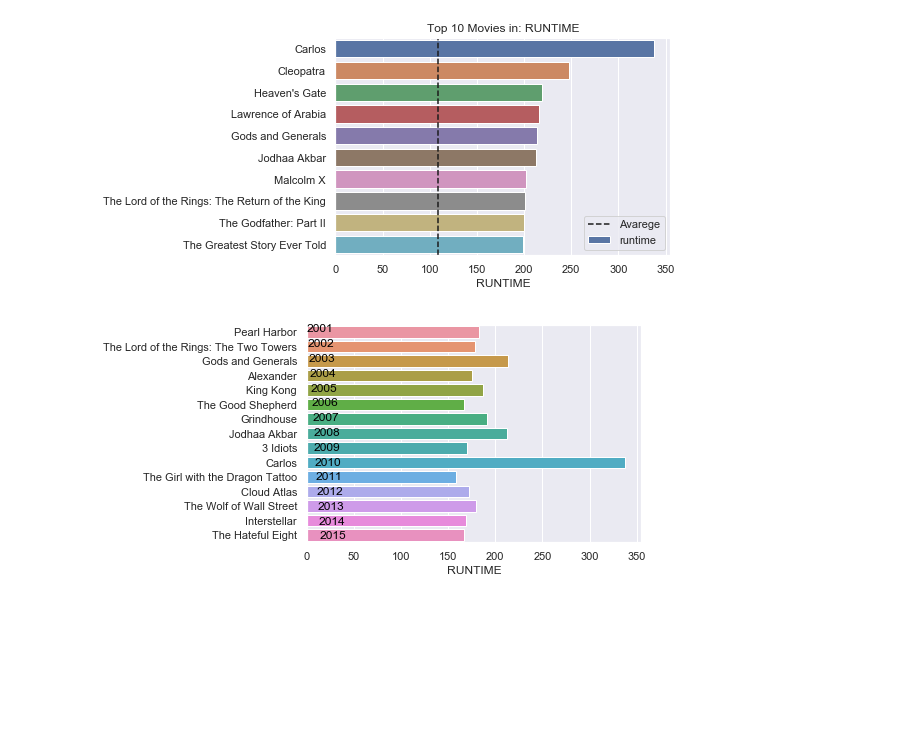
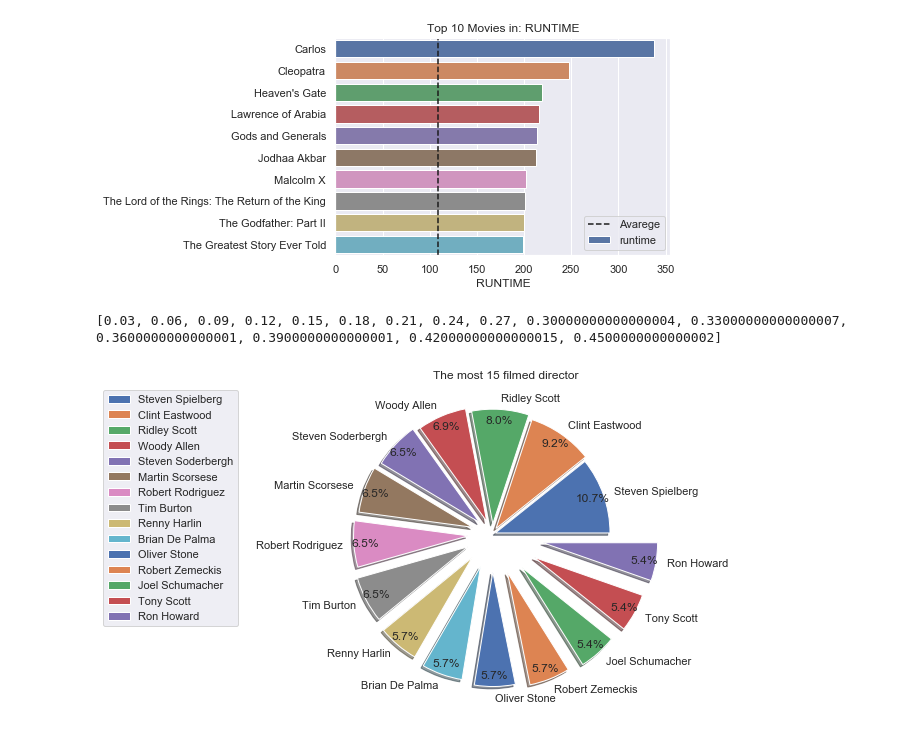
Before and after one commit to aysbt/Data_Cleaning, a Jupyter notebook: TMDb_Movies_Dataset.ipynb, the cells around one changed output. Drawn from its saved outputs; the diff is of its cells as text; code cells hidden in the pictures; blank space fills up the shorter version.

Commit message:
function split and count data

```diff
--- a/TMDb_Movies_Dataset.ipynb
+++ b/TMDb_Movies_Dataset.ipynb
@@ -337,7 +369,33 @@ Movie which has lowest runtime :  Kid's Story
 top_10('runtime')
 # %% [output]
 [figure]
-# %%
-each_year_best('runtime')
-# %% [output]
-[figure, removed]
+# %%
+def split_count_data(col_name, size=18):
+    ##function which will take any column as argument from which data is need to be extracted and keep track of count
+    #take a given column, and separate the string by '|'
+    data = df[col_name].str.cat(sep='|')
+    #storing the values separately in the series
+    data = pd.Series(data.split('|'))
+    #Let's count the most frequenties values for given column
+    count = data.value_counts(ascending=False)
+    count_size = count.head(size)
+    fig = plt.figure(figsize=(6, 6))
+
+    explode = []
+    total = 0
+    for i in range(size):
+         total = total + 0.03
+         explode.append(total)
+
+    print(explode)
+    ax = count_size.plot.pie(autopct='%1.1f%%', shadow=True, startangle=0, pctdistance=0.9, explode=explode)
+    plt.title('The most '+str(size)+' filmed ' +col_name)
+    plt.xlabel('')
+    plt.ylabel('')
+    plt.axis('equal')
+    plt.legend(loc=9, bbox_to_anchor=(-0.5, 1))
+# %%
+split_count_data('director', size=15)
+# %% [output]
+[0.03, 0.06, 0.09, 0.12, 0.15, 0.18, 0.21, 0.24, 0.27, 0.30000000000000004, 0.33000000000000007, 0.3600000000000001, 0.3900000000000001, 0.42000000000000015, 0.4500000000000002]
+[figure, added]
```
Also changed, not shown: parts of 6 cells of this notebook.
